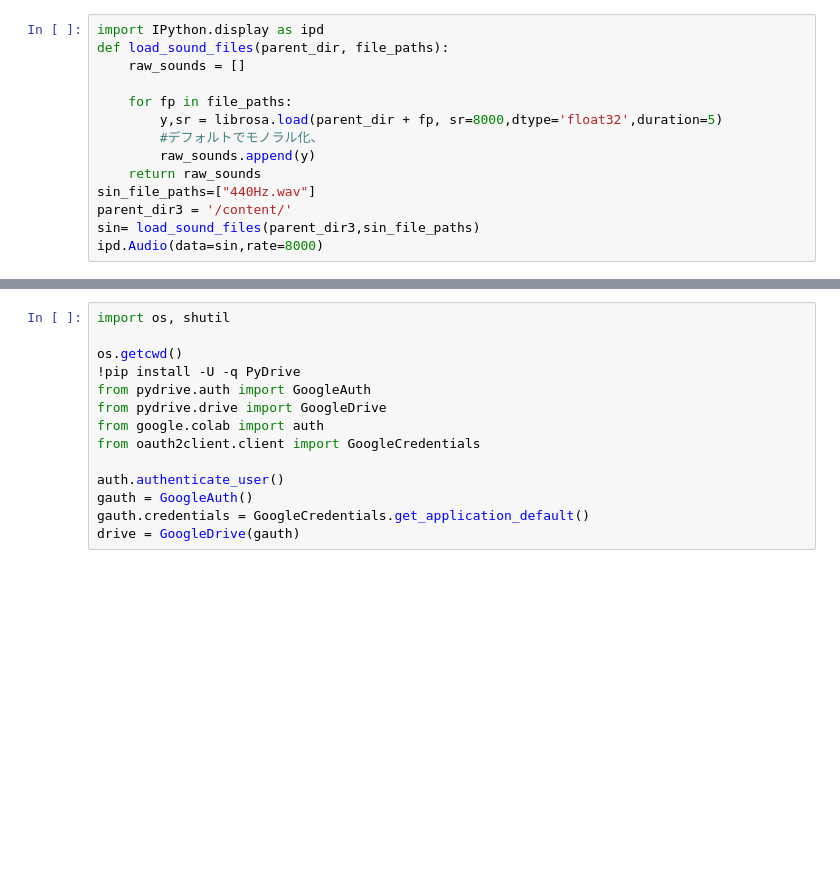
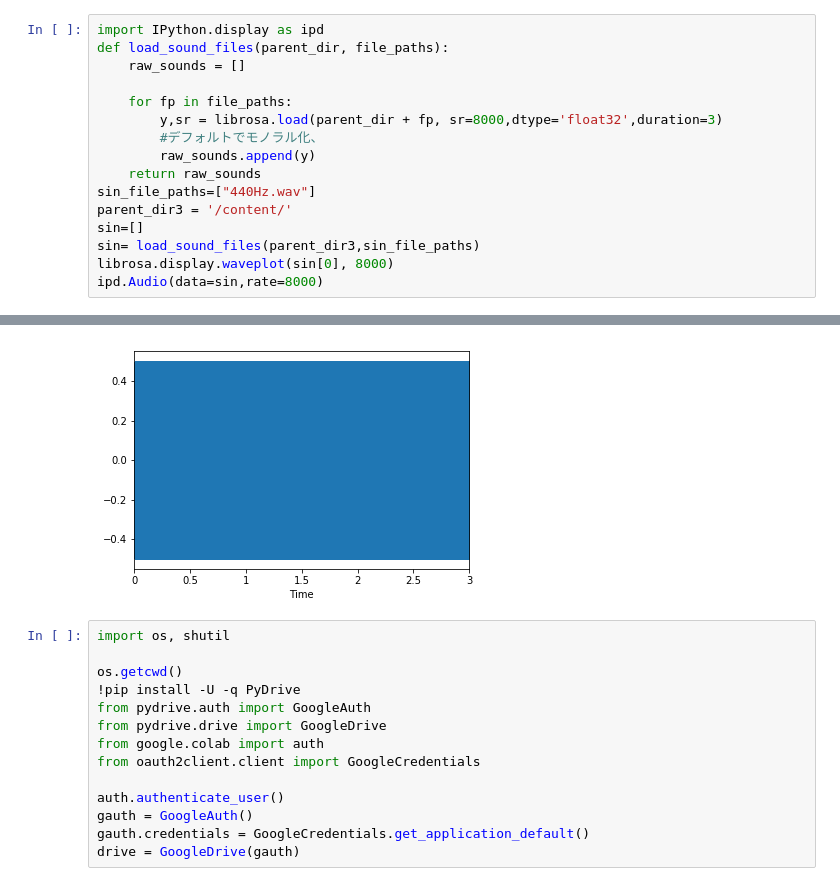
Before and after one commit to aritanaoya/howling_canceler, a Jupyter notebook: Sin_noisy.ipynb, the cells around one changed output, grey strips where cells are left out. Drawn from its saved outputs; the diff is of its cells as text; blank space fills up the shorter version.

```diff
--- a/Sin_noisy.ipynb
+++ b/Sin_noisy.ipynb
@@ -37,19 +62,22 @@ create_wave(A, f0, fs, sec)
 # %%
 import IPython.display as ipd
 def load_sound_files(parent_dir, file_paths):
     raw_sounds = []
 
     for fp in file_paths:
-        y,sr = librosa.load(parent_dir + fp, sr=8000,dtype='float32',duration=5)
+        y,sr = librosa.load(parent_dir + fp, sr=8000,dtype='float32',duration=3)
         #デフォルトでモノラル化、
         raw_sounds.append(y)
     return raw_sounds
 sin_file_paths=["440Hz.wav"]
 parent_dir3 = '/content/'
+sin=[]
 sin= load_sound_files(parent_dir3,sin_file_paths)
+librosa.display.waveplot(sin[0], 8000)
 ipd.Audio(data=sin,rate=8000)
 # %% [output]
 [interactive output not drawn]
+[figure, added]
 # %%
 import os, shutil
 
```
Also changed, not shown: parts of 20 cells of this notebook.
